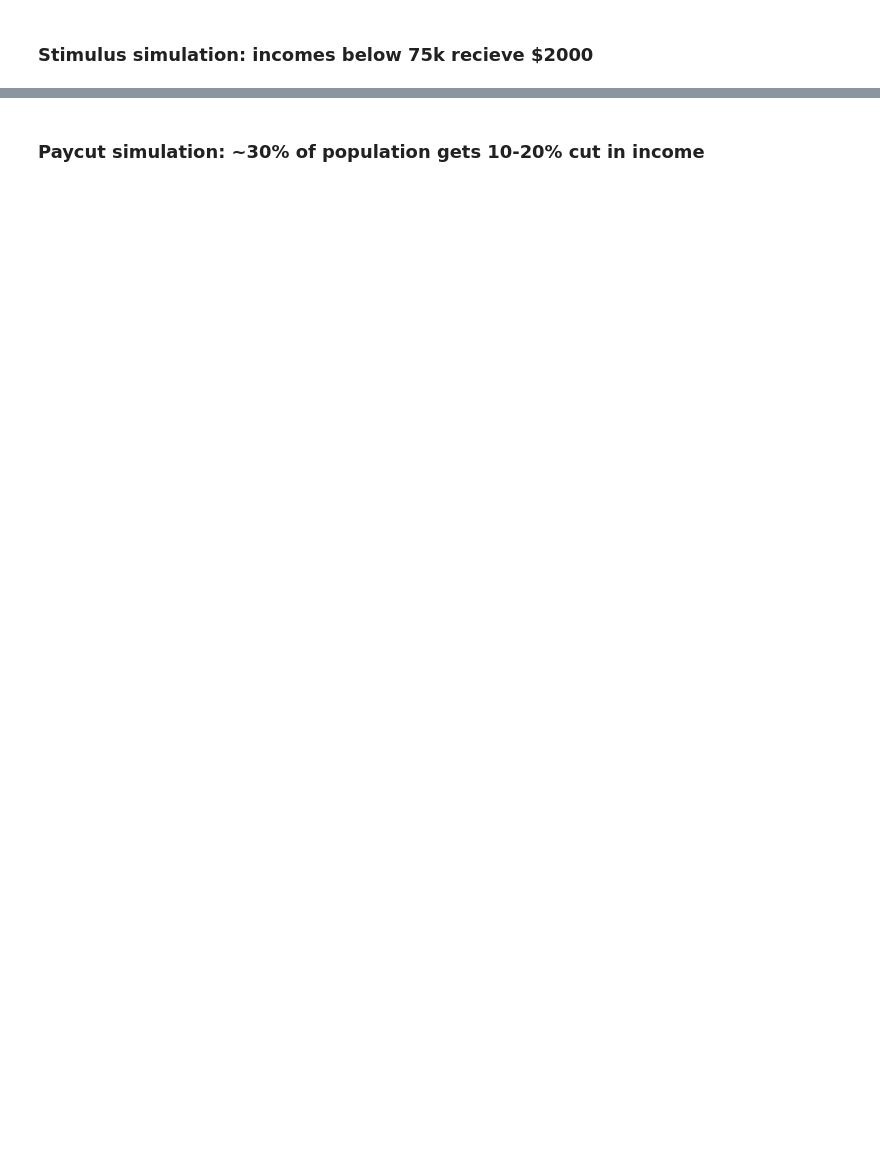
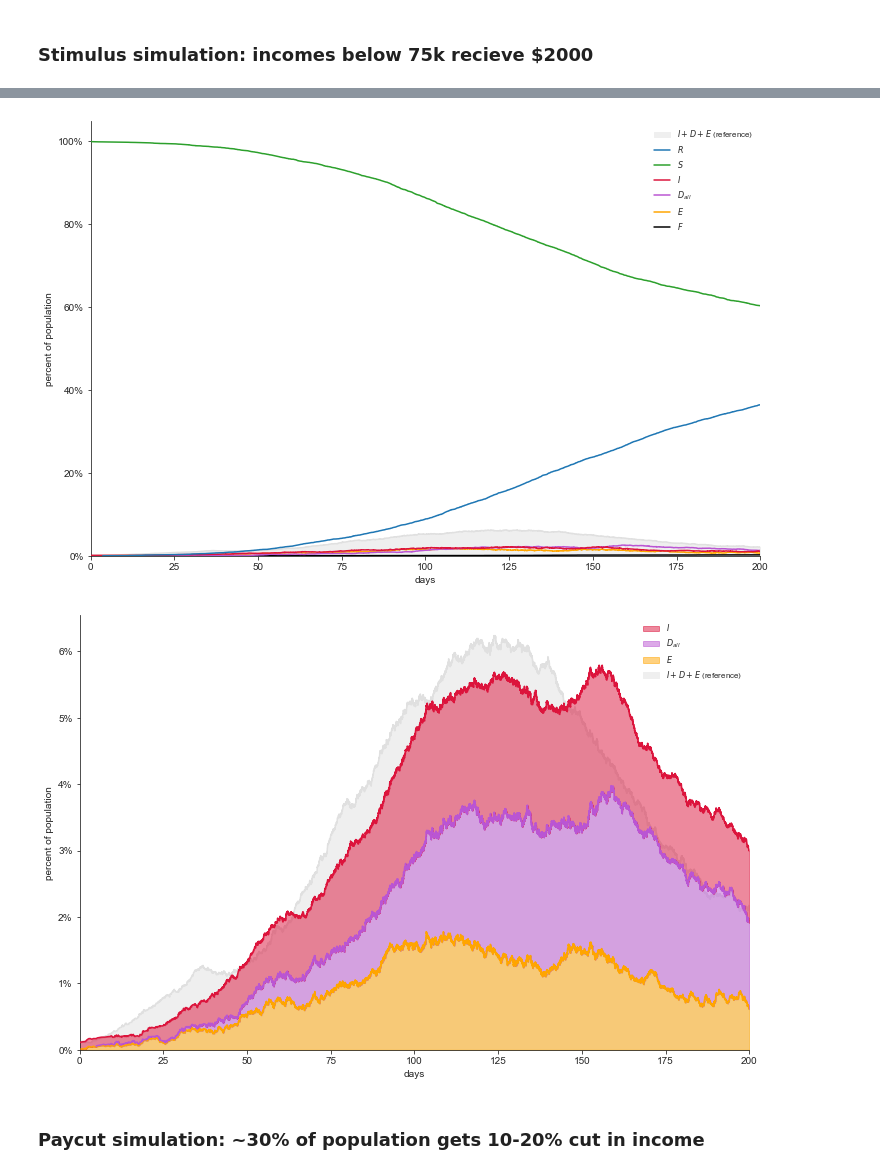
Before and after one commit to zb3qk/Social-Distancing-By-Occupation, a Jupyter notebook: buildData.ipynb, the cells around one changed output, grey strips where cells are left out. Saved outputs shown, nothing was run; the diff lists cells and outputs as text; code cells hidden in the pictures; blank space fills up the shorter version.

```diff
--- a/buildData.ipynb
+++ b/buildData.ipynb
@@ -512,7 +515,7 @@ t = 200.00
 # %% [markdown]
 ### Stimulus simulation: incomes below 75k recieve $2000
 # %%
-runSimulationStimulus(200, 75000, 2000)
+stimulusUtah = runSimulationStimulus(200, 75000, 2000, state="Utah")
 # %% [output]
 Set up the list!
 Set up the edge connections!
@@ -537,3 +537,11 @@ t = 200.01
+# %%
+stimulusUtah.figure_basic(shaded_reference_results=baselineUtah)
+plt.show()
+stimulusUtah.figure_infections(shaded_reference_results=baselineUtah)
+plt.show()
+# %% [output]
+[figure, added]
+[figure, added]
 # %% [markdown]
 ### Paycut simulation: ~30% of population gets 10-20% cut in income
 # %%
```
Also changed, not shown: parts of 48 cells of this notebook, 33 other files.
